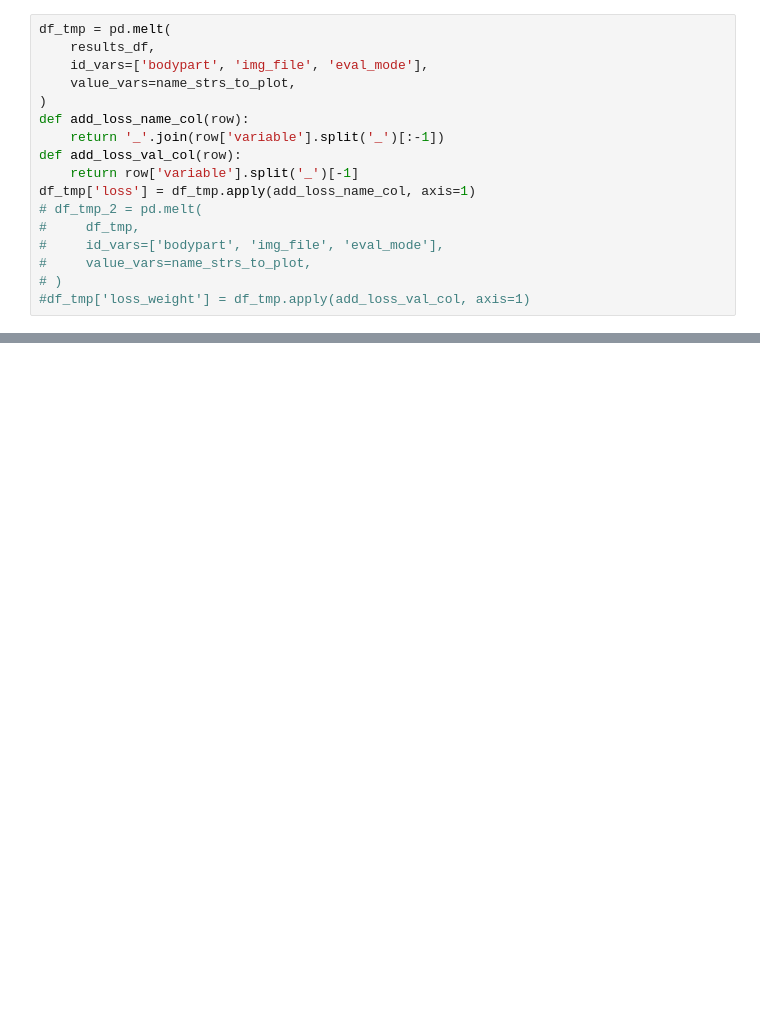
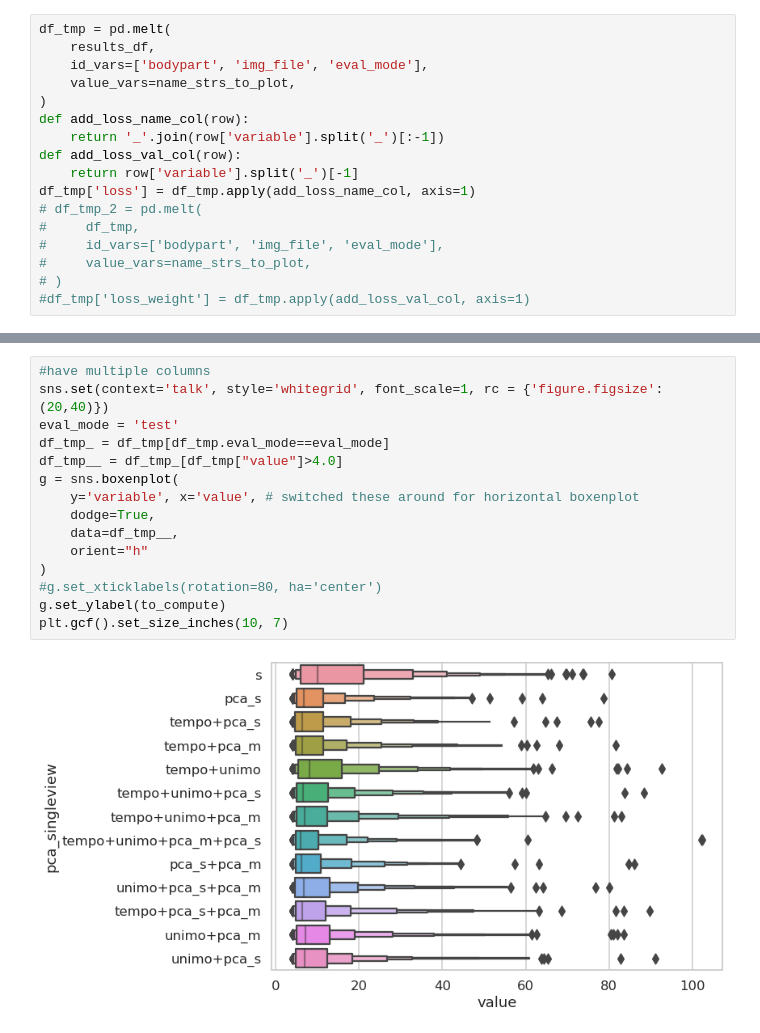
Before and after one commit to paninski-lab/tracking-diagnostics, a Jupyter notebook: notebooks/plot-metric-sweeps.ipynb, the cells around one changed output, grey strips where cells are left out. Drawn from its saved outputs; the diff is of its cells as text; blank space fills up the shorter version.

```diff
--- a/notebooks/plot-metric-sweeps.ipynb
+++ b/notebooks/plot-metric-sweeps.ipynb
@@ -641,0 +705,17 @@ g.set_xticklabels(rotation=45, ha='center')
+# %%
+#have multiple columns
+sns.set(context='talk', style='whitegrid', font_scale=1, rc = {'figure.figsize':(20,40)})
+eval_mode = 'test'
+df_tmp_ = df_tmp[df_tmp.eval_mode==eval_mode]
+df_tmp__ = df_tmp_[df_tmp["value"]>4.0]
+g = sns.boxenplot(
+    y='variable', x='value', # switched these around for horizontal boxenplot
+    dodge=True,
+    data=df_tmp__,
+    orient="h"
+)
+#g.set_xticklabels(rotation=80, ha='center')
+g.set_ylabel(to_compute)
+plt.gcf().set_size_inches(10, 7)
+# %% [output]
+[figure, added]
```
Also changed, not shown: parts of 7 cells of this notebook, 1 other file.
